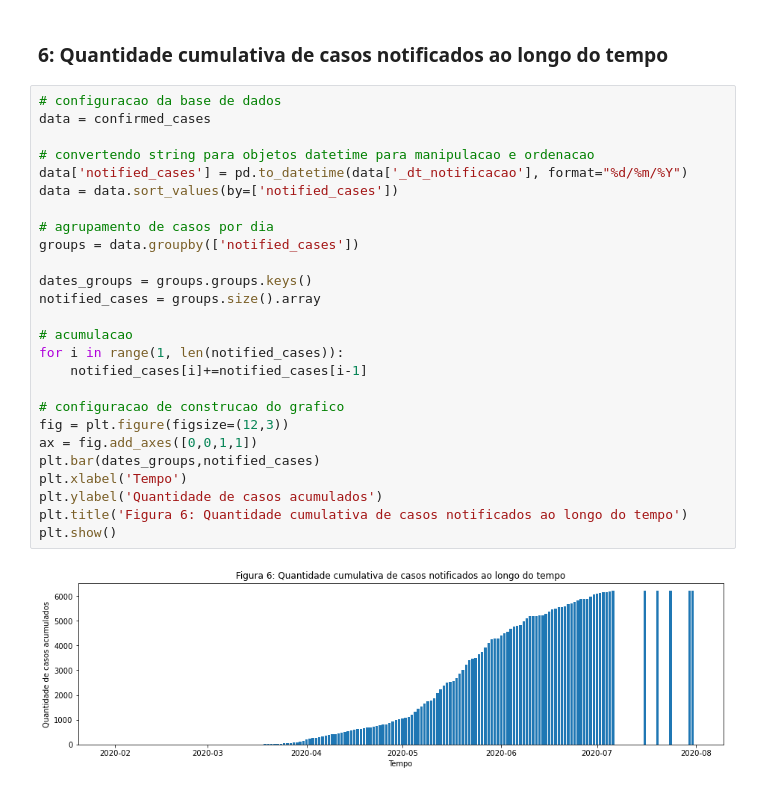
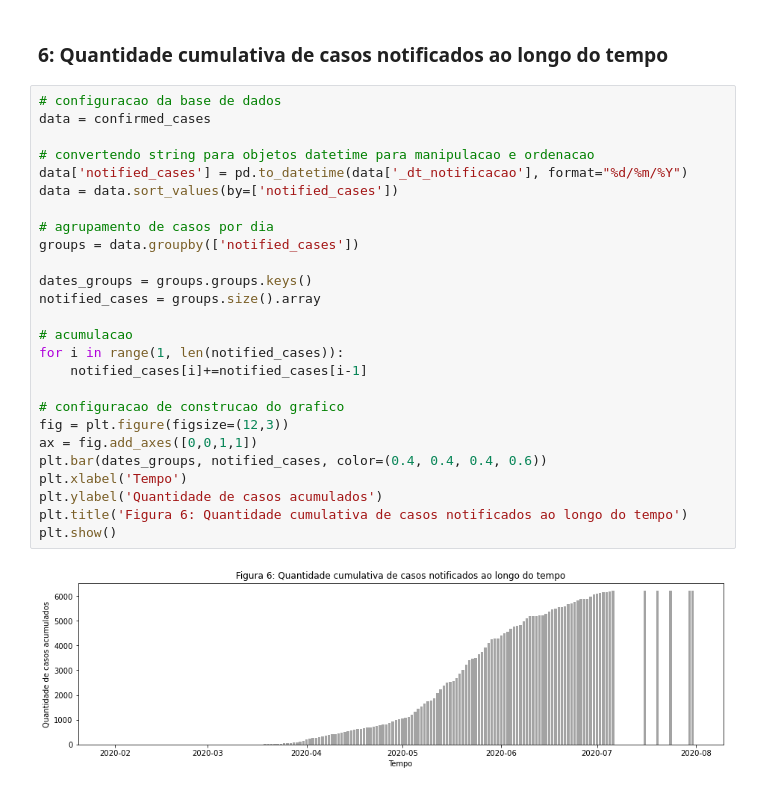
Before and after one commit to Mfp16/analise-base-covid-manaus, a Jupyter notebook: charts.ipynb, the cells around one changed output. Cells and saved outputs as stored; diff of their text form.

```diff
--- a/charts.ipynb
+++ b/charts.ipynb
@@ -112,28 +112,28 @@ plt.show()
 # %%
 # configuracao da base de dados
 data = confirmed_cases
 
 # convertendo string para objetos datetime para manipulacao e ordenacao
 data['notified_cases'] = pd.to_datetime(data['_dt_notificacao'], format="%d/%m/%Y")
 data = data.sort_values(by=['notified_cases'])
 
 # agrupamento de casos por dia
 groups = data.groupby(['notified_cases'])
 
 dates_groups = groups.groups.keys()
 notified_cases = groups.size().array
 
 # acumulacao
 for i in range(1, len(notified_cases)):
     notified_cases[i]+=notified_cases[i-1]
 
 # configuracao de construcao do grafico
 fig = plt.figure(figsize=(12,3))
 ax = fig.add_axes([0,0,1,1])
-plt.bar(dates_groups,notified_cases)
+plt.bar(dates_groups, notified_cases, color=(0.4, 0.4, 0.4, 0.6))
 plt.xlabel('Tempo')
 plt.ylabel('Quantidade de casos acumulados')
 plt.title('Figura 6: Quantidade cumulativa de casos notificados ao longo do tempo')
 plt.show()
 # %% [output]
-[figure, old version]
+[figure, new version]
```
Also changed, not shown: parts of 3 cells of this notebook.
